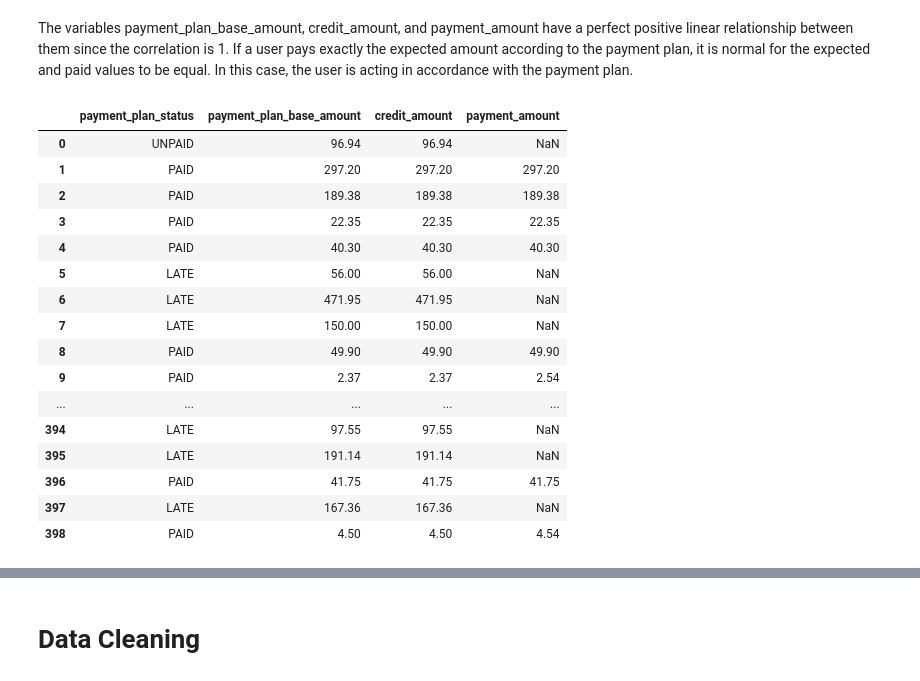
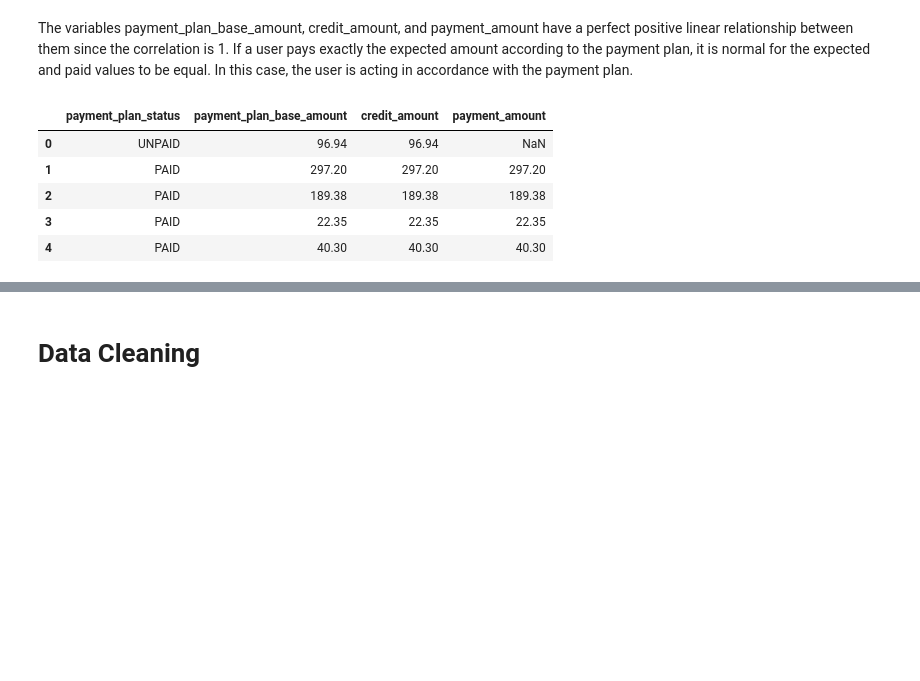
Before and after one commit to gamzeogutcu/Colendi_Case_Study, a Jupyter notebook: Colendi_Case_Study.ipynb, the cells around one changed output, grey strips where cells are left out. Saved outputs shown, nothing was run; the diff lists cells and outputs as text; code cells hidden in the pictures; blank space fills up the shorter version.

```diff
--- a/Colendi_Case_Study.ipynb
+++ b/Colendi_Case_Study.ipynb
@@ -488,25 +488,14 @@ plt.show()
 # %% [markdown]
 The variables payment_plan_base_amount, credit_amount, and payment_amount have a perfect positive linear relationship between them since the correlation is 1. If a user pays exactly the expected amount according to the payment plan, it is normal for the expected and paid values to be equal. In this case, the user is acting in accordance with the payment plan.
 # %%
-df[["payment_plan_status","payment_plan_base_amount","credit_amount","payment_amount"]]
+df[["payment_plan_status","payment_plan_base_amount","credit_amount","payment_amount"]].head()
 # %% [output]
 |  | payment_plan_status | payment_plan_base_amount | credit_amount | payment_amount |
 | 0 | UNPAID | 96.94 | 96.94 | NaN |
 | 1 | PAID | 297.20 | 297.20 | 297.20 |
 | 2 | PAID | 189.38 | 189.38 | 189.38 |
 | 3 | PAID | 22.35 | 22.35 | 22.35 |
 | 4 | PAID | 40.30 | 40.30 | 40.30 |
-| 5 | LATE | 56.00 | 56.00 | NaN |
-| 6 | LATE | 471.95 | 471.95 | NaN |
-| 7 | LATE | 150.00 | 150.00 | NaN |
-| 8 | PAID | 49.90 | 49.90 | 49.90 |
-| 9 | PAID | 2.37 | 2.37 | 2.54 |
-| ... | ... | ... | ... | ... |
-| 394 | LATE | 97.55 | 97.55 | NaN |
-| 395 | LATE | 191.14 | 191.14 | NaN |
-| 396 | PAID | 41.75 | 41.75 | 41.75 |
-| 397 | LATE | 167.36 | 167.36 | NaN |
-| 398 | PAID | 4.50 | 4.50 | 4.54 |
 # %%
 df[df['payment_plan_base_amount']!=df['credit_amount']]
 # %% [output]
```
Also changed, not shown: parts of 2 cells of this notebook.
